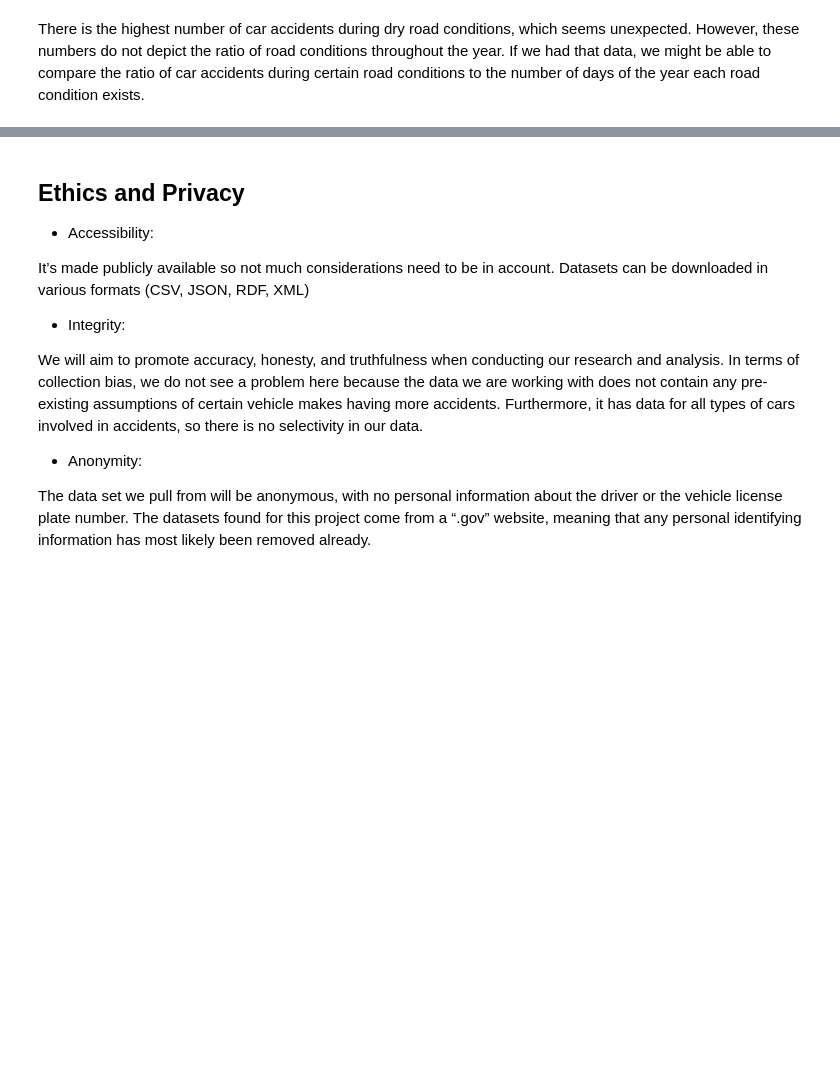
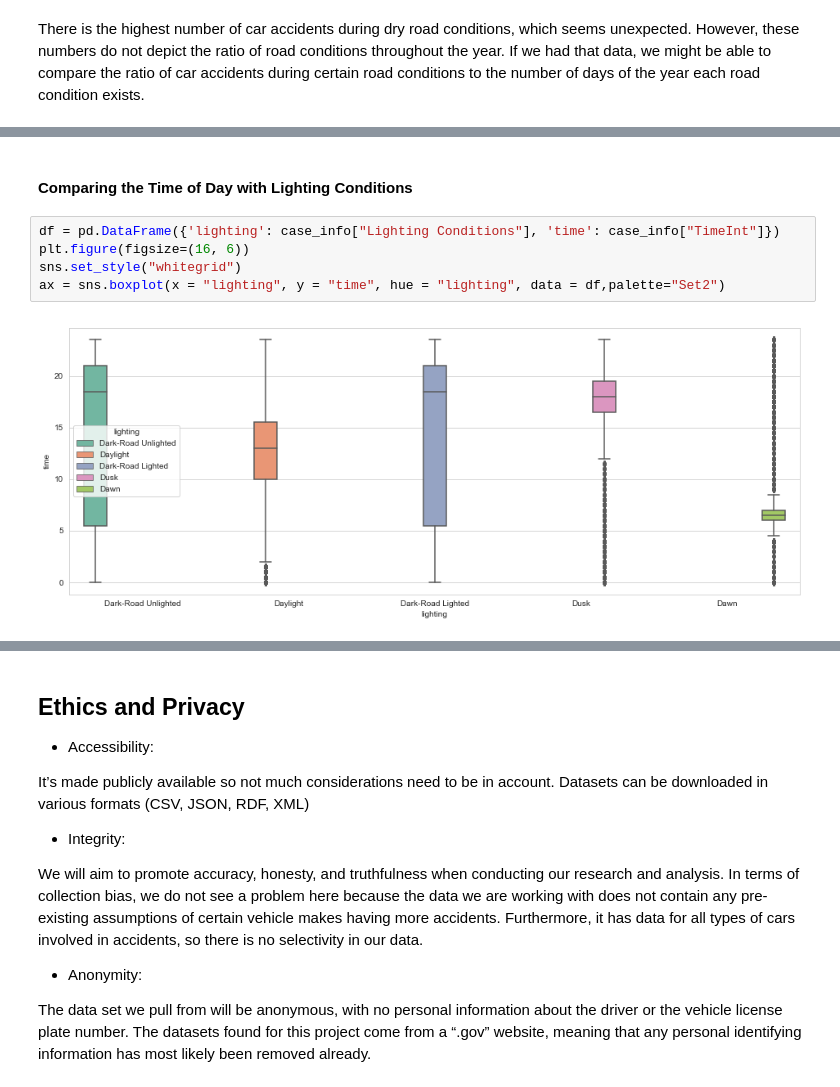
Before and after one commit to jac237/COGS108_Repo, a Jupyter notebook: Final Project/data_wrangling-2.ipynb, the cells around one changed output, grey strips where cells are left out. Saved outputs shown, nothing was run; the diff lists cells and outputs as text; blank space fills up the shorter version.

```diff
--- a/Final Project/data_wrangling-2.ipynb
+++ b/Final Project/data_wrangling-2.ipynb
@@ -513,0 +527,9 @@ Text(0, 0.5, 'Number of Accidents')
+# %% [markdown]
+#### Comparing the Time of Day with Lighting Conditions
+# %%
+df = pd.DataFrame({'lighting': case_info["Lighting Conditions"], 'time': case_info["TimeInt"]})
+plt.figure(figsize=(16, 6))
+sns.set_style("whitegrid")
+ax = sns.boxplot(x = "lighting", y = "time", hue = "lighting", data = df,palette="Set2")
+# %% [output]
+[figure, added]
```
Also changed, not shown: parts of 19 cells of this notebook.
